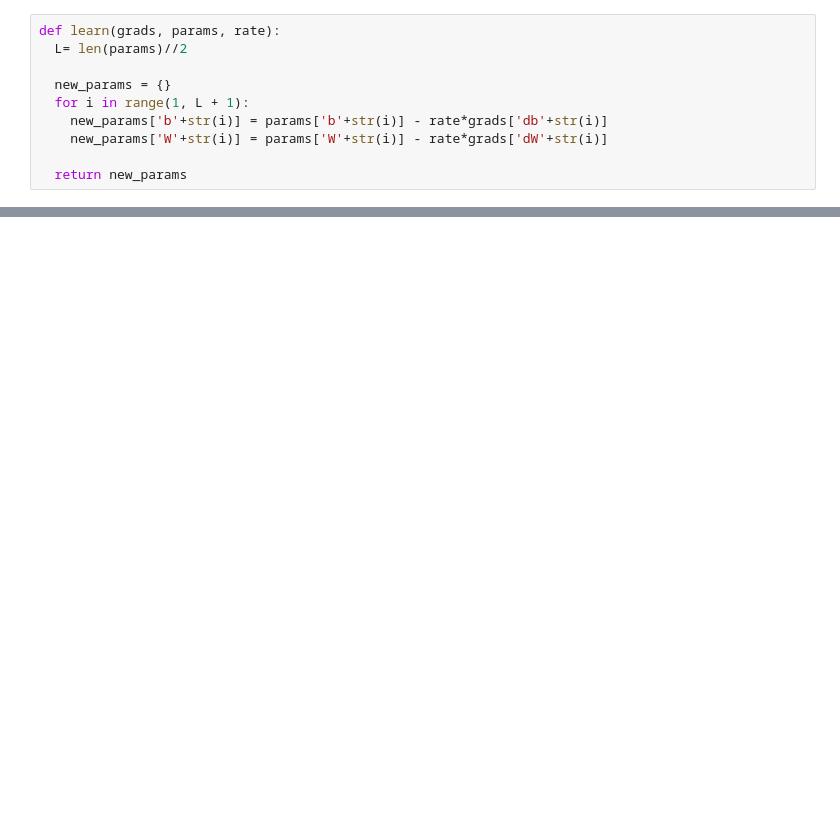
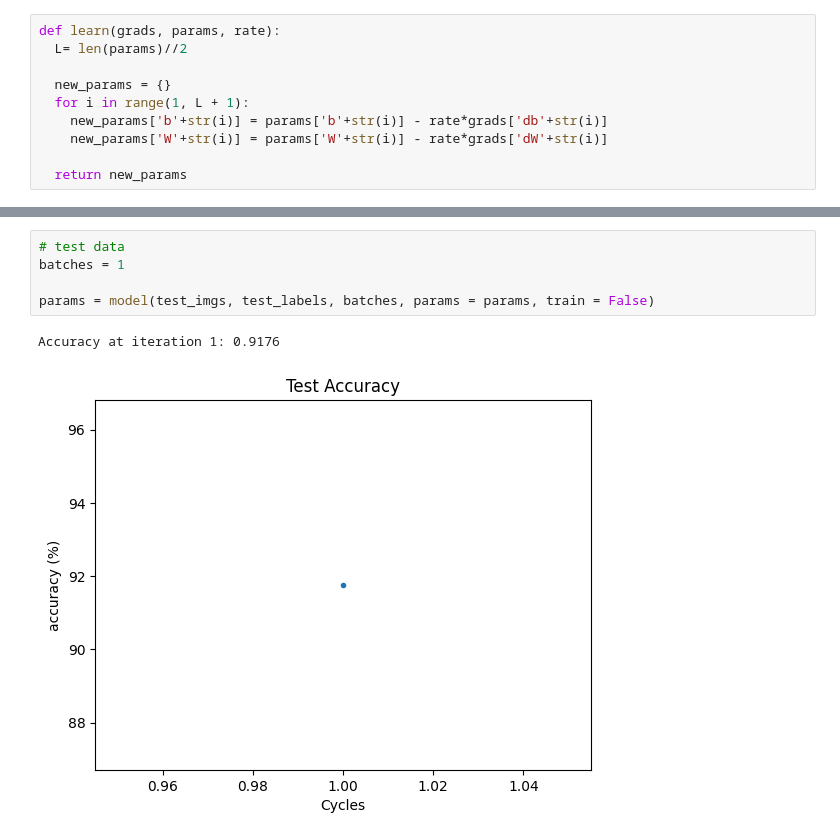
Before and after one commit to step-cheng/mnist_from_scratch, a Jupyter notebook: mnist_scratch.ipynb, the cells around one changed output, grey strips where cells are left out. Saved outputs shown, nothing was run; the diff lists cells and outputs as text; blank space fills up the shorter version.

```diff
--- a/mnist_scratch.ipynb
+++ b/mnist_scratch.ipynb
@@ -180,0 +230,8 @@ Accuracy at iteration 500: 0.9258166666666666
+# %%
+# test data
+batches = 1
+
+params = model(test_imgs, test_labels, batches, params = params, train = False)
+# %% [output]
+Accuracy at iteration 1: 0.9176
+[figure, added]
```
Also changed, not shown: parts of 8 cells of this notebook.
